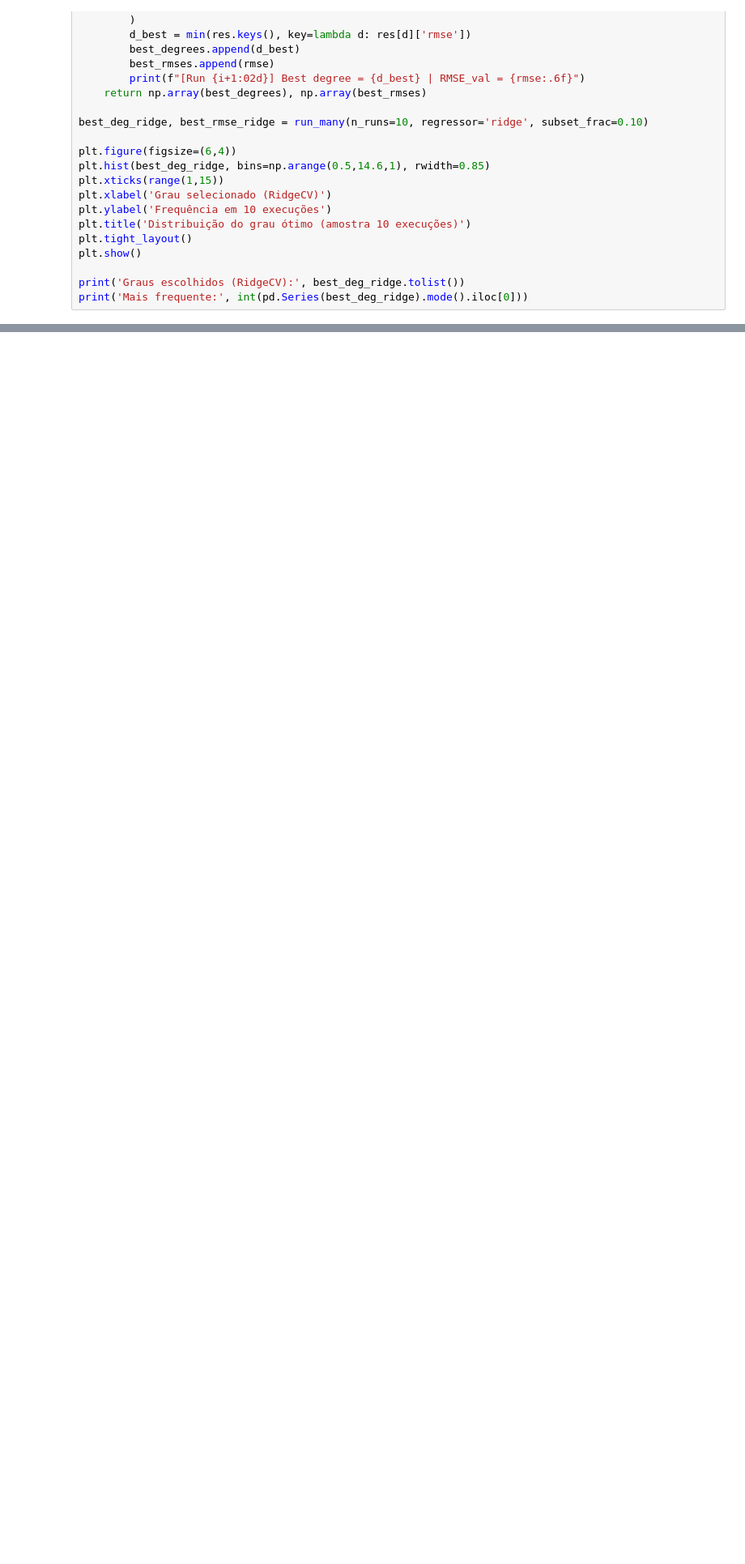
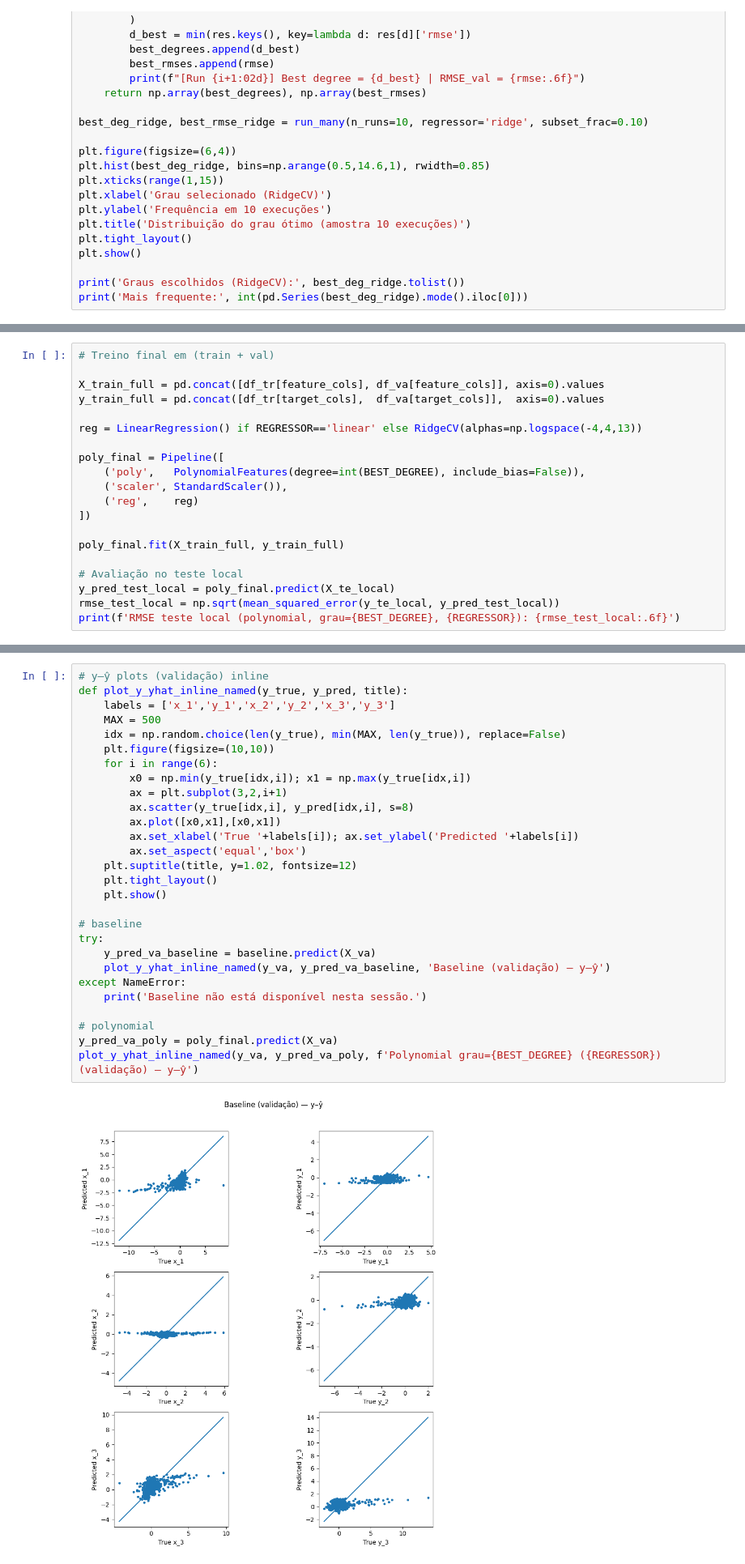
Before and after one commit to rodrxgo26/Projeto_A.A, a Jupyter notebook: notebooks/assignment_task1.ipynb, the cells around one changed output, grey strips where cells are left out. Shown at 81% size. Cells and saved outputs as stored; diff of their text form; blank space fills up the shorter version.

```diff
--- a/notebooks/assignment_task1.ipynb
+++ b/notebooks/assignment_task1.ipynb
@@ -361,0 +451,20 @@ print('Mais frequente:', int(pd.Series(best_deg_ridge).mode().iloc[0]))
+# %%
+# Treino final em (train + val)
+
+X_train_full = pd.concat([df_tr[feature_cols], df_va[feature_cols]], axis=0).values
+y_train_full = pd.concat([df_tr[target_cols],  df_va[target_cols]],  axis=0).values
+
+reg = LinearRegression() if REGRESSOR=='linear' else RidgeCV(alphas=np.logspace(-4,4,13))
+
+poly_final = Pipeline([
+    ('poly',   PolynomialFeatures(degree=int(BEST_DEGREE), include_bias=False)),
+    ('scaler', StandardScaler()),
+    ('reg',    reg)
+])
+
+poly_final.fit(X_train_full, y_train_full)
+
+# Avaliação no teste local
+y_pred_test_local = poly_final.predict(X_te_local)
+rmse_test_local = np.sqrt(mean_squared_error(y_te_local, y_pred_test_local))
+print(f'RMSE teste local (polynomial, grau={BEST_DEGREE}, {REGRESSOR}): {rmse_test_local:.6f}')
@@ -361,0 +485,30 @@ print('Mais frequente:', int(pd.Series(best_deg_ridge).mode().iloc[0]))
+# %%
+# y–ŷ plots (validação) inline
+def plot_y_yhat_inline_named(y_true, y_pred, title):
+    labels = ['x_1','y_1','x_2','y_2','x_3','y_3']
+    MAX = 500
+    idx = np.random.choice(len(y_true), min(MAX, len(y_true)), replace=False)
+    plt.figure(figsize=(10,10))
+    for i in range(6):
+        x0 = np.min(y_true[idx,i]); x1 = np.max(y_true[idx,i])
+        ax = plt.subplot(3,2,i+1)
+        ax.scatter(y_true[idx,i], y_pred[idx,i], s=8)
+        ax.plot([x0,x1],[x0,x1])
+        ax.set_xlabel('True '+labels[i]); ax.set_ylabel('Predicted '+labels[i])
+        ax.set_aspect('equal','box')
+    plt.suptitle(title, y=1.02, fontsize=12)
+    plt.tight_layout()
+    plt.show()
+
+# baseline
+try:
+    y_pred_va_baseline = baseline.predict(X_va)
+    plot_y_yhat_inline_named(y_va, y_pred_va_baseline, 'Baseline (validação) — y–ŷ')
+except NameError:
+    print('Baseline não está disponível nesta sessão.')
+
+# polynomial
+y_pred_va_poly = poly_final.predict(X_va)
+plot_y_yhat_inline_named(y_va, y_pred_va_poly, f'Polynomial grau={BEST_DEGREE} ({REGRESSOR}) (validação) — y–ŷ')
+# %% [output]
+[figure, added]
```
Also changed, not shown: parts of 15 cells of this notebook, 1 other file.
